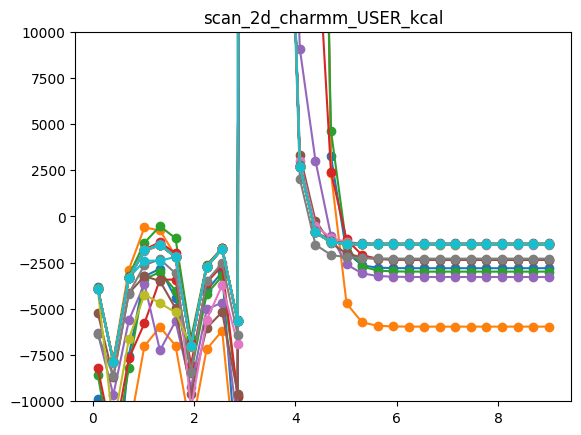
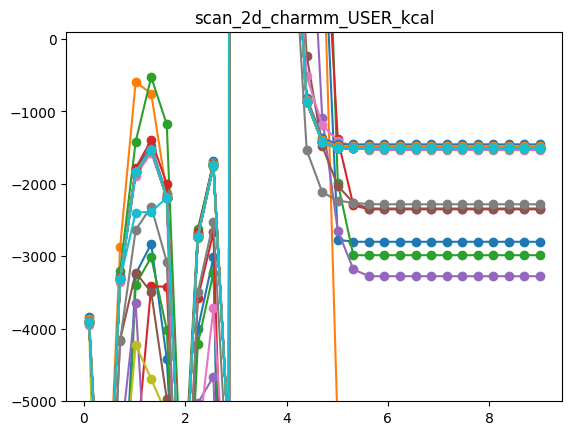
The notebook cell's code change between the first figure and the second:
--- before
+++ after
@@ -9,5 +9,5 @@
     # plt.ylim(data[ekey].flatten()[100:].min(), data[ekey].max())
     # plt.xlim(3)
-    plt.ylim(-10000, 10000)
+    plt.ylim(-5000, 100)
     plt.title(ekey)
     plt.show()

Commit: refactor: update ML/MM handoff documentation and CLI argument descriptions for clarity and consistency